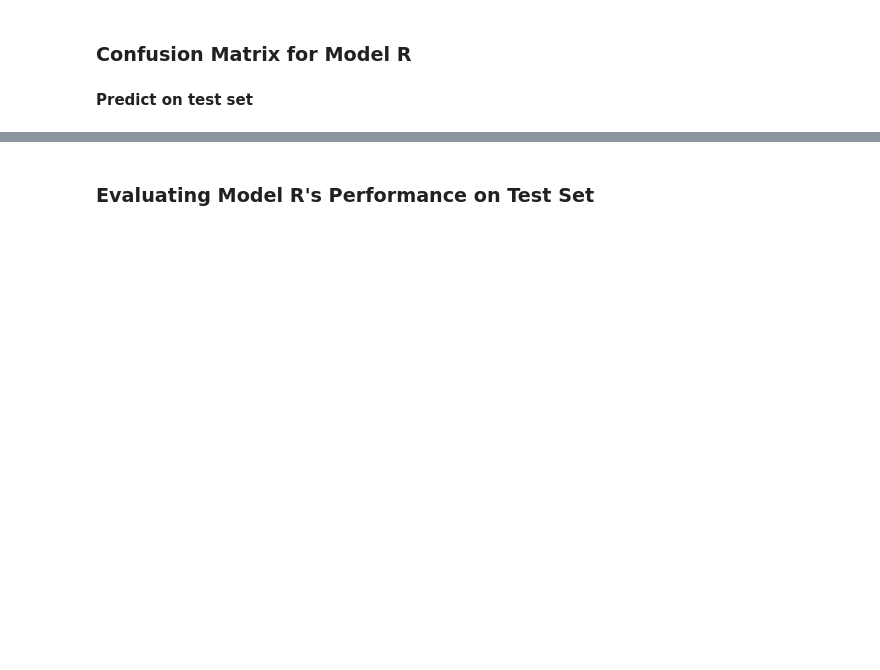
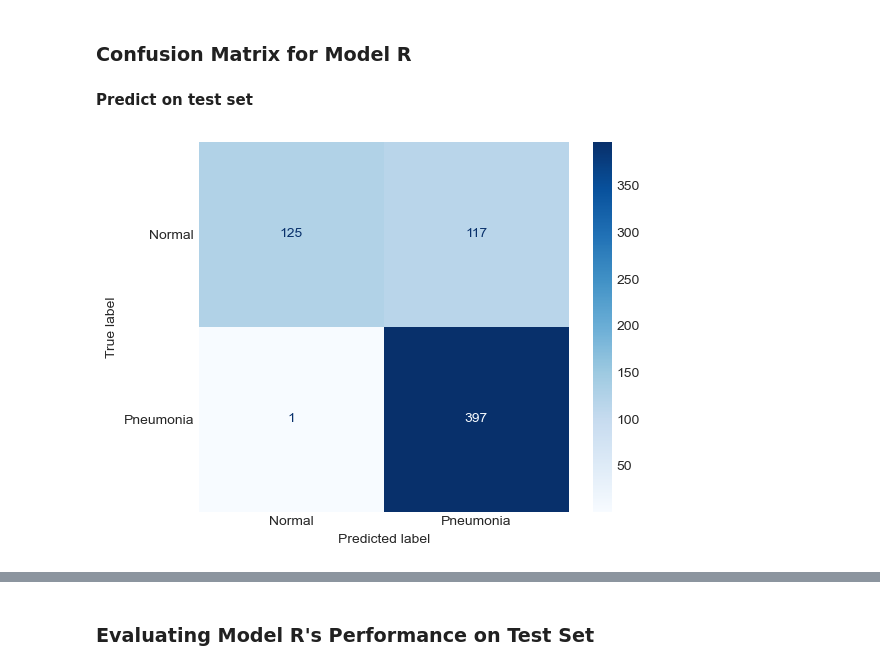
Before and after one commit to JoeBrowz/pneumonia-neural-net, a Jupyter notebook: Final_Notebook.ipynb, the cells around one changed output, grey strips where cells are left out. Cells and saved outputs as stored; diff of their text form; code cells hidden in the pictures; blank space fills up the shorter version.

```diff
--- a/Final_Notebook.ipynb
+++ b/Final_Notebook.ipynb
@@ -326,17 +317,19 @@ plot_model(history_q, 50)
 # load saved model if model wasn't run
 if type(history_q) == pd.core.frame.DataFrame:
     modelq = tf.keras.models.load_model('models/model_q/model_q.h5')
+# set variable with ground truth
+y_true = test_generator.classes
 # define function for confusion matrix plot
 def model_conf(model, history):
 
     # make predictions on test set
-    y_pred_ = model.predict(test_generator) > 0.5
-    # create list holding ground truth
-    y_true = test_generator.classes
+    y_pred = model.predict(test_generator) > 0.5
 
     # create raw confusion matrix
-    cm_q = confusion_matrix(y_true, y_pred_q)
+    cm_q = confusion_matrix(y_true, y_pred)
     # create visualization for confusion matrix
     disp = ConfusionMatrixDisplay(confusion_matrix=cm_q, display_labels=["Normal", "Pneumonia"])
     disp.plot(cmap='Blues')
     plt.show()
+
+    return y_pred
@@ -481,5 +496,7 @@ plot_model(history_r, 50)
 # %%
 if type(history_r) == pd.core.frame.DataFrame:
     modelr = tf.keras.models.load_model('models/model_r/model_r.h5')
 
-model_conf(modelr, history_r)
+y_pred_r = model_conf(modelr, history_r)
+# %% [output]
+[figure, added]
```
Also changed, not shown: parts of 63 cells of this notebook.
